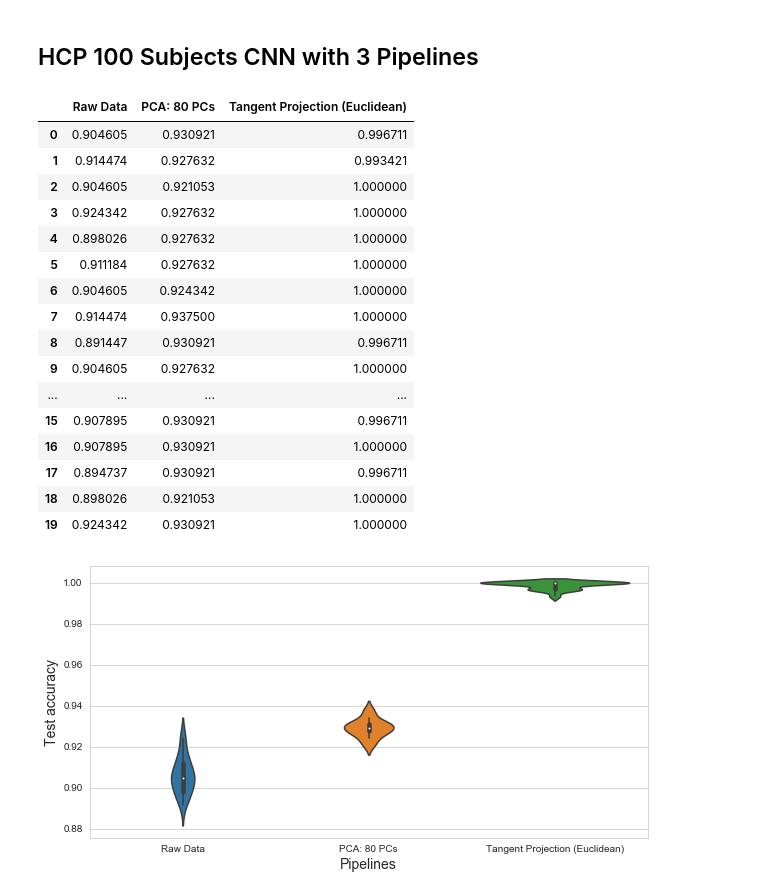
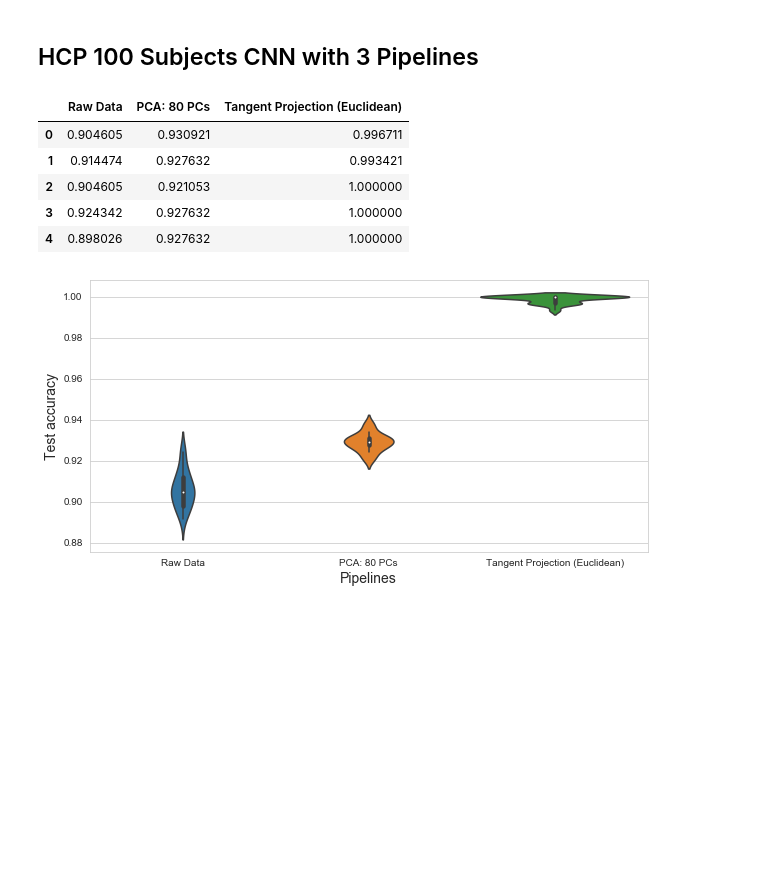
Before and after one commit to mwang29/fmri_learning, a Jupyter notebook: results/Presentation Plots.ipynb, the cells around one changed output. Drawn from its saved outputs; the diff is of its cells as text; code cells hidden in the pictures; blank space fills up the shorter version.

```diff
--- a/results/Presentation Plots.ipynb
+++ b/results/Presentation Plots.ipynb
@@ -106,25 +106,14 @@ df = pd.concat([baseline['Accuracy'], pca_recon['Accuracy'],
                 tan_euclidean['Accuracy']], axis=1,
                keys=['Raw Data', 'PCA: 80 PCs', 'Tangent Projection (Euclidean)'])
 # %%
-df
+df.head()
 # %% [output]
 |  | Raw Data | PCA: 80 PCs | Tangent Projection (Euclidean) |
 | 0 | 0.904605 | 0.930921 | 0.996711 |
 | 1 | 0.914474 | 0.927632 | 0.993421 |
 | 2 | 0.904605 | 0.921053 | 1.000000 |
 | 3 | 0.924342 | 0.927632 | 1.000000 |
 | 4 | 0.898026 | 0.927632 | 1.000000 |
-| 5 | 0.911184 | 0.927632 | 1.000000 |
-| 6 | 0.904605 | 0.924342 | 1.000000 |
-| 7 | 0.914474 | 0.937500 | 1.000000 |
-| 8 | 0.891447 | 0.930921 | 0.996711 |
-| 9 | 0.904605 | 0.927632 | 1.000000 |
-| ... | ... | ... | ... |
-| 15 | 0.907895 | 0.930921 | 0.996711 |
-| 16 | 0.907895 | 0.930921 | 1.000000 |
-| 17 | 0.894737 | 0.930921 | 0.996711 |
-| 18 | 0.898026 | 0.921053 | 1.000000 |
-| 19 | 0.924342 | 0.930921 | 1.000000 |
 # %%
 df = df.melt(var_name='Pipelines', value_name='Test accuracy')
 ax = sns.violinplot(x="Pipelines", y="Test accuracy", data=df)
```
Also changed, not shown: parts of 9 cells of this notebook, 17 other files.
